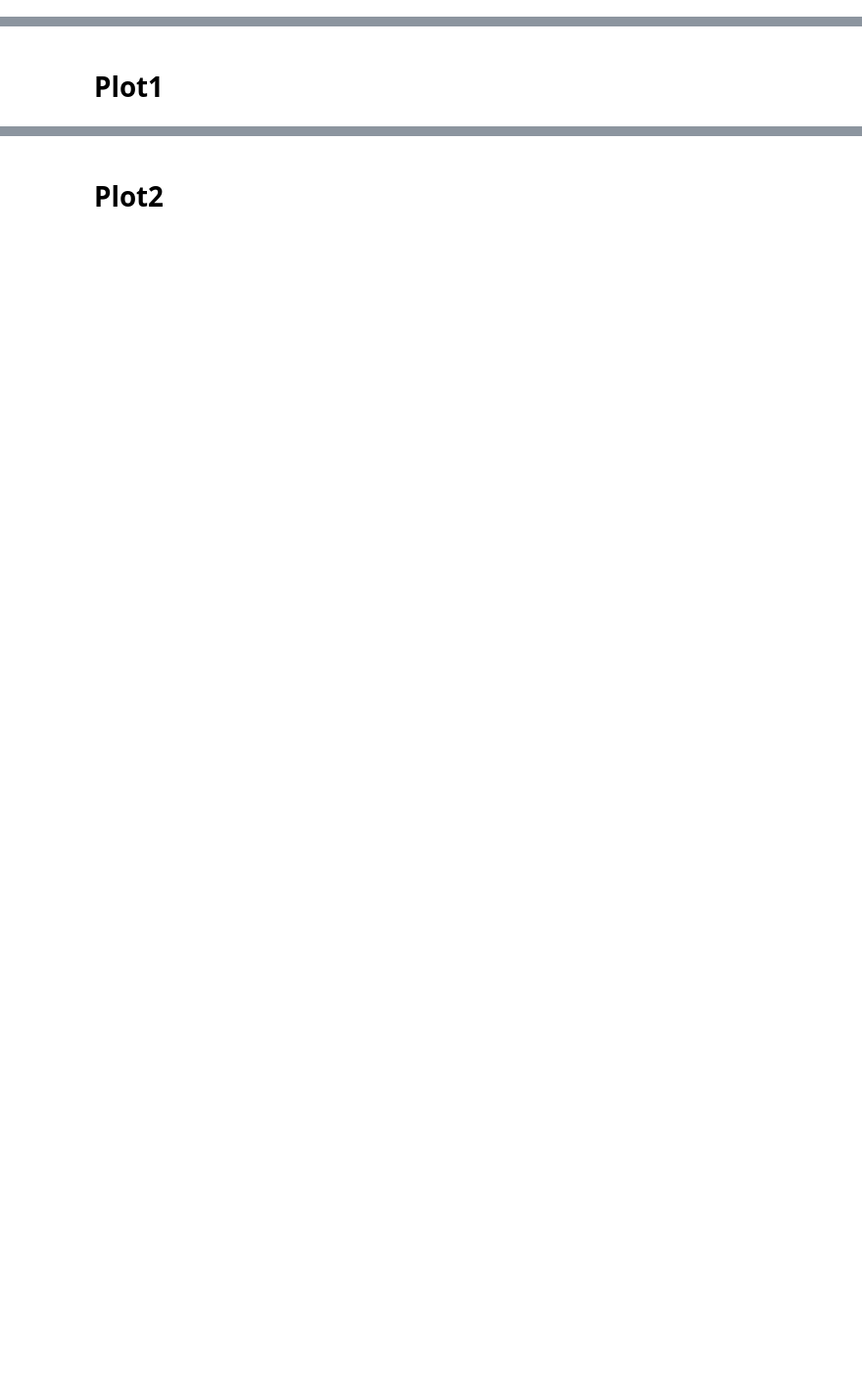
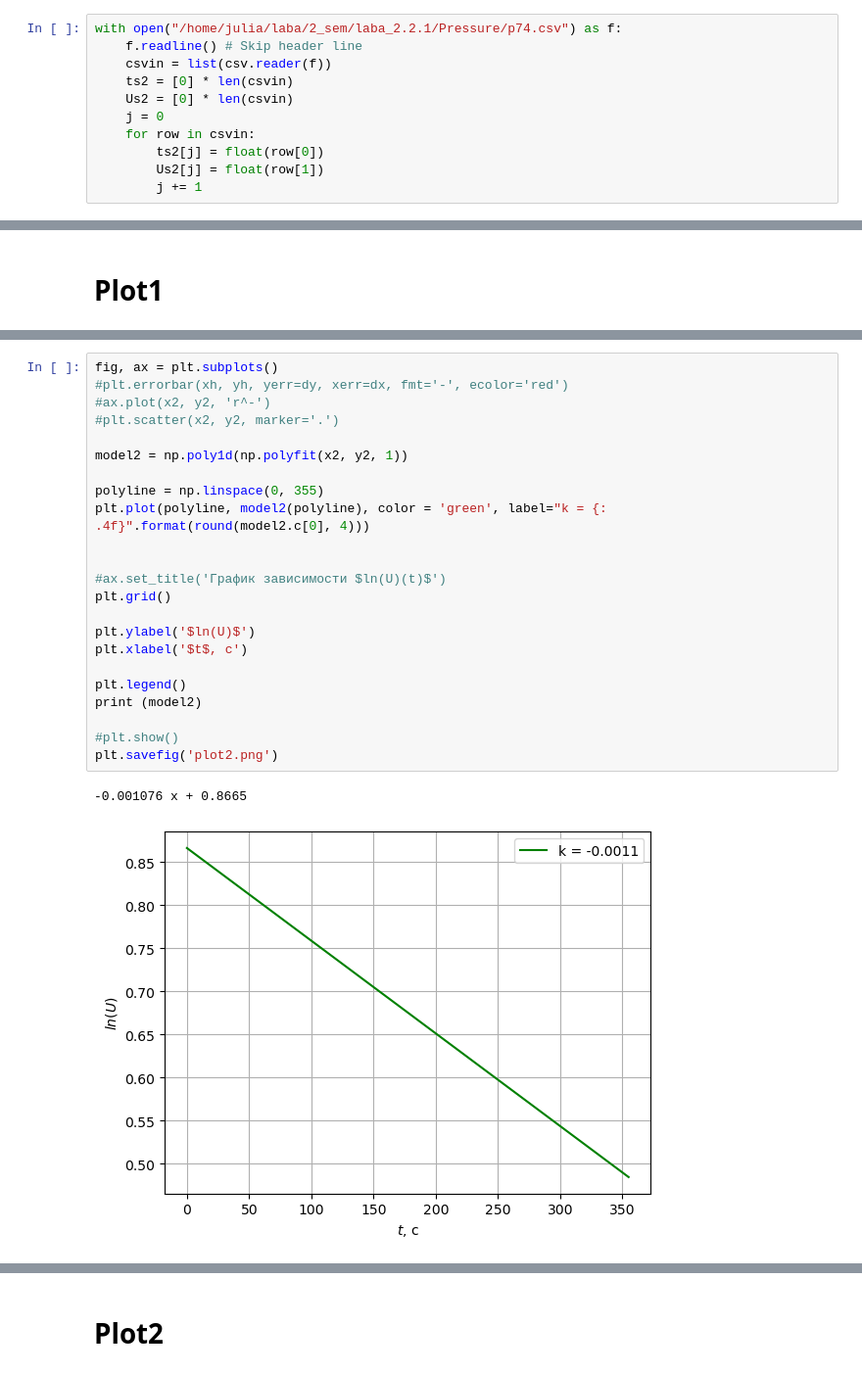
Before and after one commit to juliaProjorlivy/laba, a Jupyter notebook: 2_sem/laba_2.2.1/2.2.1.ipynb, the cells around one changed output, grey strips where cells are left out. Shown at 98% size. Saved outputs shown, nothing was run; the diff lists cells and outputs as text; blank space fills up the shorter version.

```diff
--- a/2_sem/laba_2.2.1/2.2.1.ipynb
+++ b/2_sem/laba_2.2.1/2.2.1.ipynb
@@ -32,0 +38,11 @@ Ps = []
+# %%
+with open("/home/julia/laba/2_sem/laba_2.2.1/Pressure/p74.csv") as f:
+    f.readline() # Skip header line
+    csvin = list(csv.reader(f))
+    ts2 = [0] * len(csvin)
+    Us2 = [0] * len(csvin)
+    j = 0
+    for row in csvin:
+        ts2[j] = float(row[0])
+        Us2[j] = float(row[1])
+        j += 1
@@ -79,0 +121,26 @@ plt.show()
+# %%
+fig, ax = plt.subplots()
+#plt.errorbar(xh, yh, yerr=dy, xerr=dx, fmt='-', ecolor='red')
+#ax.plot(x2, y2, 'r^-')
+#plt.scatter(x2, y2, marker='.')
+
+model2 = np.poly1d(np.polyfit(x2, y2, 1))
+
+polyline = np.linspace(0, 355)
+plt.plot(polyline, model2(polyline), color = 'green', label="k = {: .4f}".format(round(model2.c[0], 4)))
+
+
+#ax.set_title('График зависимости $ln(U)(t)$')
+plt.grid()
+
+plt.ylabel('$ln(U)$')
+plt.xlabel('$t$, с')
+
+plt.legend()
+print (model2)
+
+#plt.show()
+plt.savefig('plot2.png')
+# %% [output]
+-0.001076 x + 0.8665
+[figure, added]
```
Also changed, not shown: parts of 25 cells of this notebook, 18 other files.
